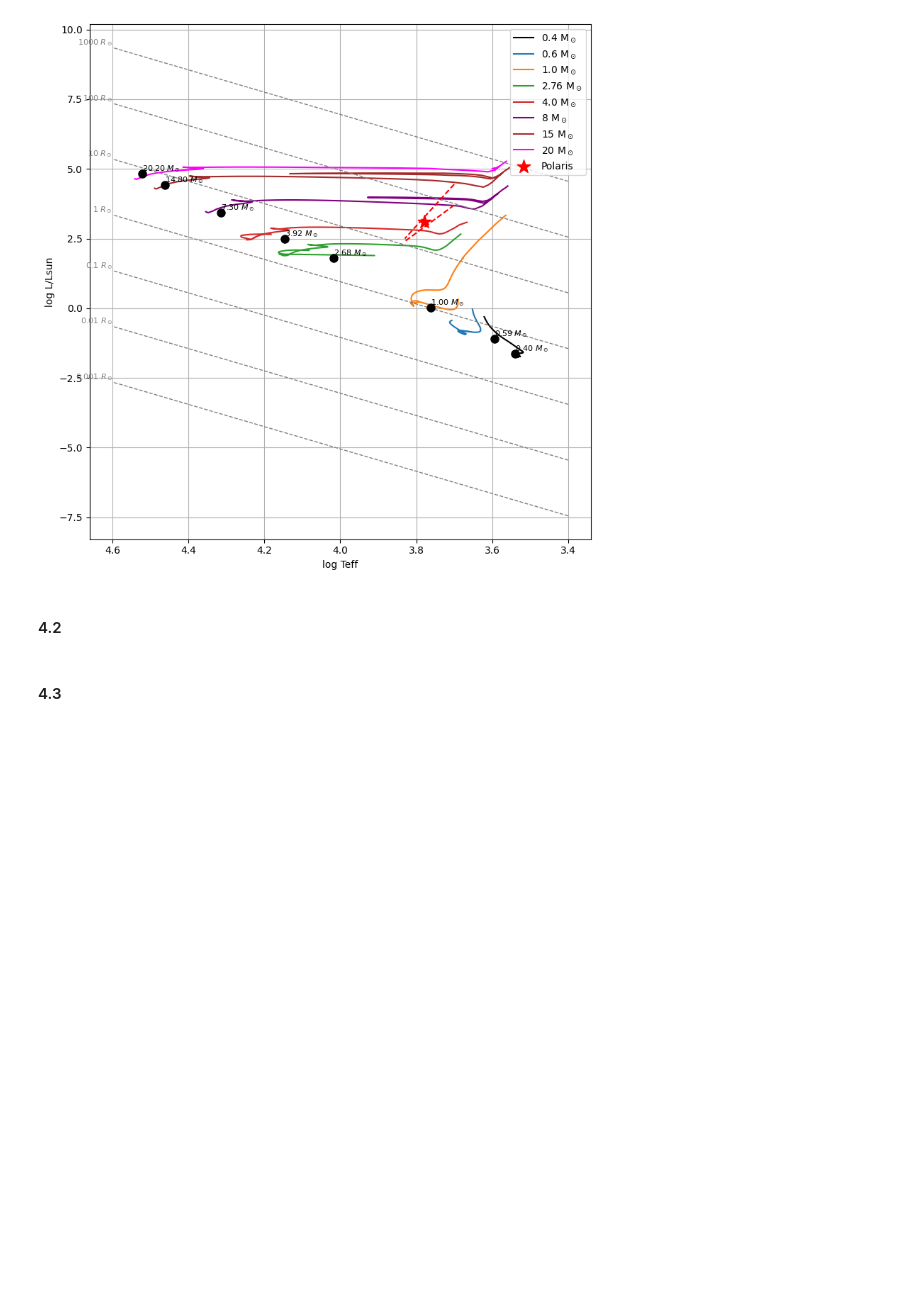
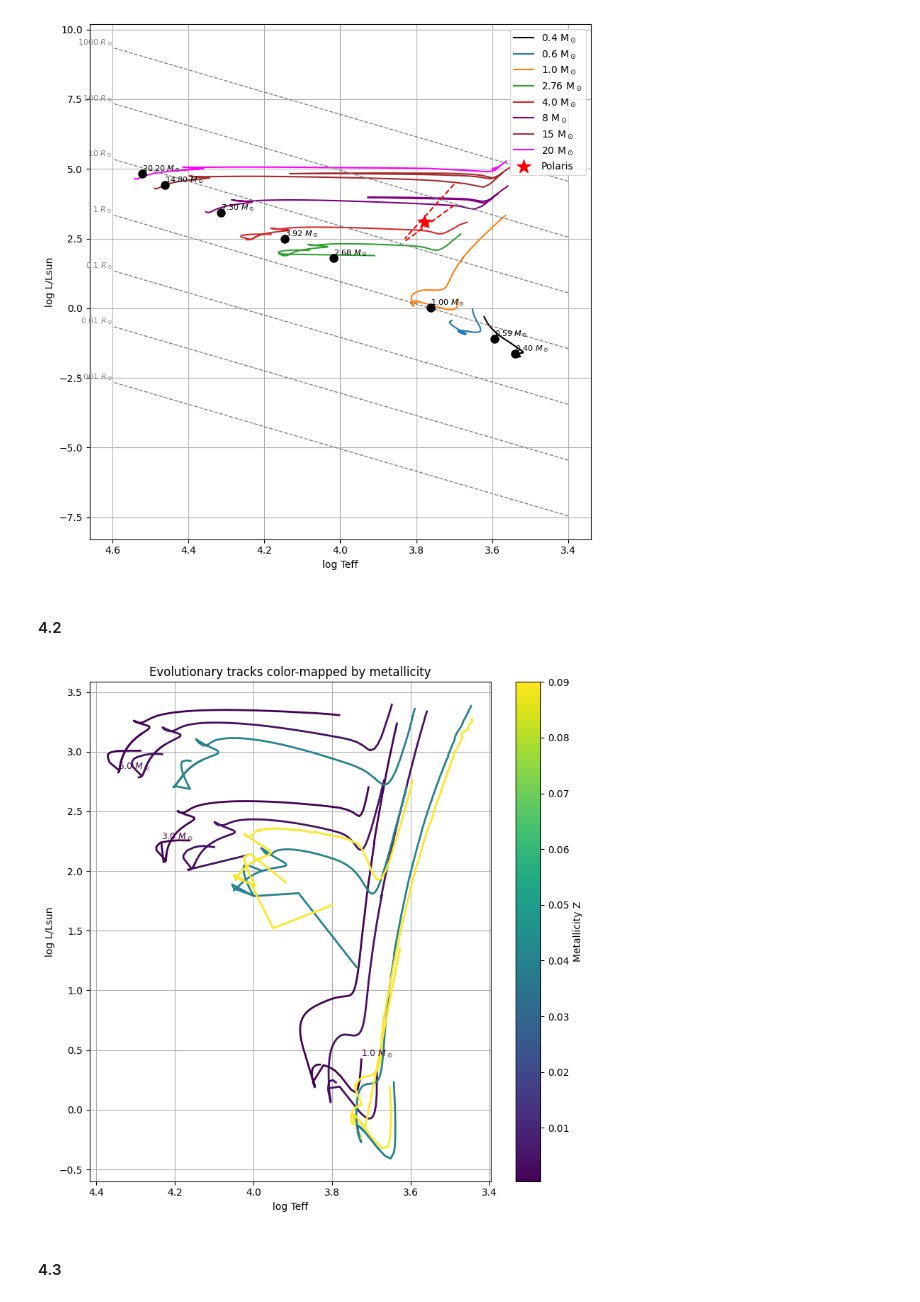
Before and after one commit to ASTR0MNSTR/univ_codes, a Jupyter notebook: 2025_2026/semester_02/inner_stars/zadanie/zad3.ipynb, the cells around one changed output. Cells and saved outputs as stored; diff of their text form; code cells hidden in the pictures; blank space fills up the shorter version.

```diff
--- a/2025_2026/semester_02/inner_stars/zadanie/zad3.ipynb
+++ b/2025_2026/semester_02/inner_stars/zadanie/zad3.ipynb
@@ -110,5 +110,76 @@ plt.show()
 [figure]
 # %% [markdown]
 #### 4.2
+# %%
+import glob
+import os
+import pandas as pd
+import numpy as np
+import matplotlib.pyplot as plt
+
+from matplotlib.cm import ScalarMappable
+from matplotlib.colors import Normalize
+
+# --- CONFIGURATION ---
+tracks_dir = "/media/olehryz/Elements/progs/univ_codes/2025_2026/semester_02/inner_stars/z_tracks"
+track_files = glob.glob(os.path.join(tracks_dir, "o.track*"))
+
+# Helper: extract metallicity and mass from filename, e.g. o.track1_1_04 (mass=1, Z=0.04)
+def parse_mass_z(filename):
+    # Example: o.track1_1_04 -> mass=1, Z=0.04
+    base = os.path.basename(filename)
+    parts = base.replace("o.track", "").split("_")
+    if len(parts) >= 3:
+        mass = float(parts[1])
+        part_z = parts[2]
+        if part_z == "0004":
+            z = 0.0004
+        elif part_z == "004":
+            z = 0.004
+        elif part_z == "04":
+            z = 0.04
+        elif part_z == "09":
+            z = 0.09
+        else:
+            return ValueError(f"Unknown metallicity format in filename: {filename}")
+        return mass, z
+    return None, None
+
+# Gather all metallicities for normalization
+all_z = []
+for f in track_files:
+    _, z = parse_mass_z(f)
+    if z is not None:
+        all_z.append(z)
+all_z = np.array(all_z)
+norm = Normalize(vmin=all_z.min(), vmax=all_z.max())
+cmap = plt.cm.viridis
+
+fig, ax = plt.subplots(figsize=(8, 8), tight_layout=True)
+
+for file in track_files:
+    mass, z = parse_mass_z(file)
+    if z is None or mass is None:
+        continue
+    color = cmap(norm(z))
+    data = pd.read_csv(file, delim_whitespace=True, skiprows=1,
+                       names=["N", "Age(Gyr)", "log_Teff", "log_L_Lsun", "Ycore", "Mcore"])
+    ax.plot(data["log_Teff"], data["log_L_Lsun"], color=color, lw=2)
+    # Label the first point with mass
+    if z == 0.0004 and file.split("/")[-1].startswith("o.track1"):  # Label only the lowest metallicity track to avoid clutter
+        ax.text(data["log_Teff"].iloc[0], data["log_L_Lsun"].iloc[0], f"{mass} $M_\\odot$", color=color, fontsize=9, va='bottom', ha='left')
+
+# Colorbar for metallicity
+sm = ScalarMappable(norm=norm, cmap=cmap)
+cbar = plt.colorbar(sm, ax=ax, label="Metallicity Z")
+
+ax.invert_xaxis()
+ax.set_xlabel("log Teff")
+ax.set_ylabel("log L/Lsun")
+ax.set_title("Evolutionary tracks color-mapped by metallicity")
+ax.grid()
+plt.show()
+# %% [output]
+[figure, added]
 # %% [markdown]
 #### 4.3
```
Also changed, not shown: 2 other files.
